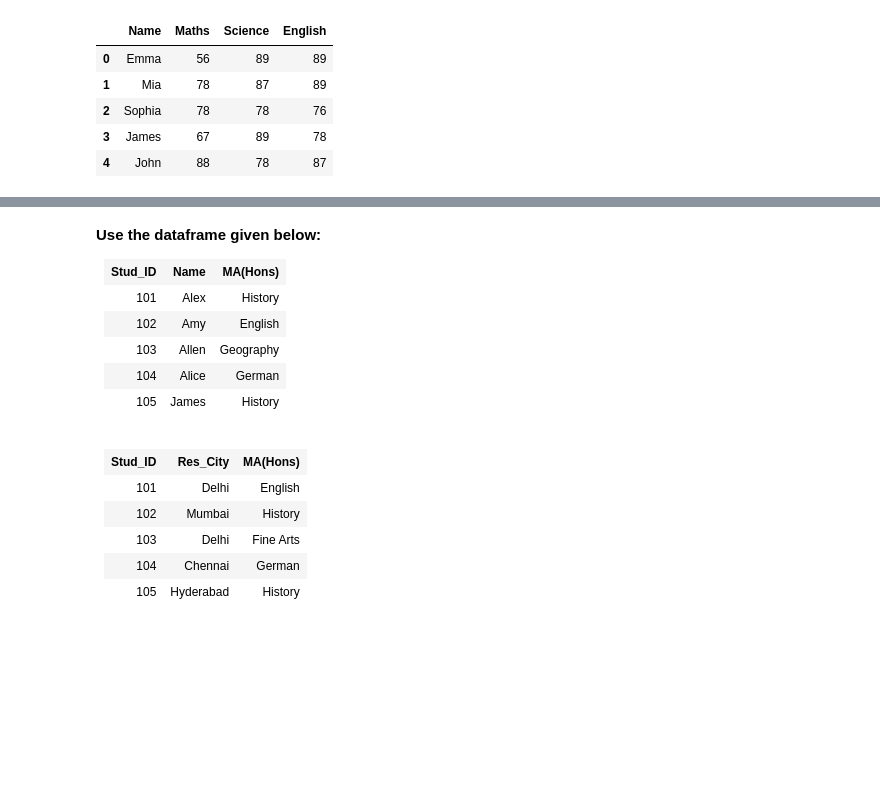
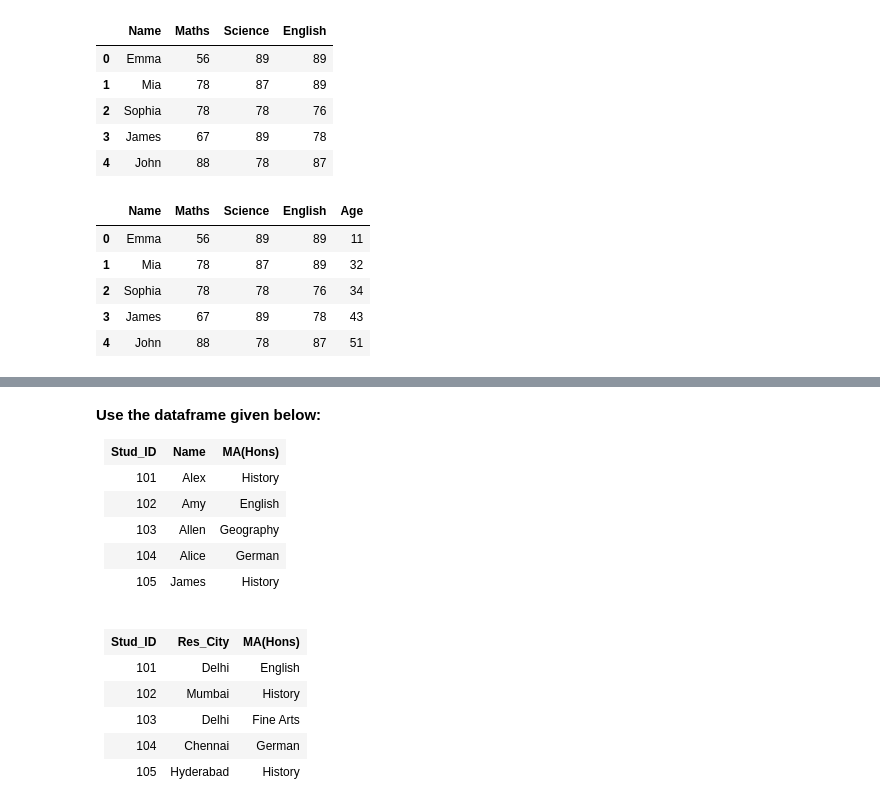
Before and after one commit to yadul6339/C1, a Jupyter notebook: NPV_Take_home_(Day_3)_Questions.ipynb, the cells around one changed output, grey strips where cells are left out. Drawn from its saved outputs; the diff is of its cells as text; code cells hidden in the pictures; blank space fills up the shorter version.

```diff
--- a/NPV_Take_home_(Day_3)_Questions.ipynb
+++ b/NPV_Take_home_(Day_3)_Questions.ipynb
@@ -495,3 +506,13 @@ ge= pd.Series(22,34,77,101, 33)
+# %%
+h= pd.Series((11,32,34,43,51), name= 'Age')
+pd.concat((d,h), axis=1)
+# %% [output]
+|  | Name | Maths | Science | English | Age |
+| 0 | Emma | 56 | 89 | 89 | 11 |
+| 1 | Mia | 78 | 87 | 89 | 32 |
+| 2 | Sophia | 78 | 78 | 76 | 34 |
+| 3 | James | 67 | 89 | 78 | 43 |
+| 4 | John | 88 | 78 | 87 | 51 |
 # %% [markdown]
 <table align="left" width=100%>
     <tr>
```
Also changed, not shown: parts of 10 cells of this notebook.
